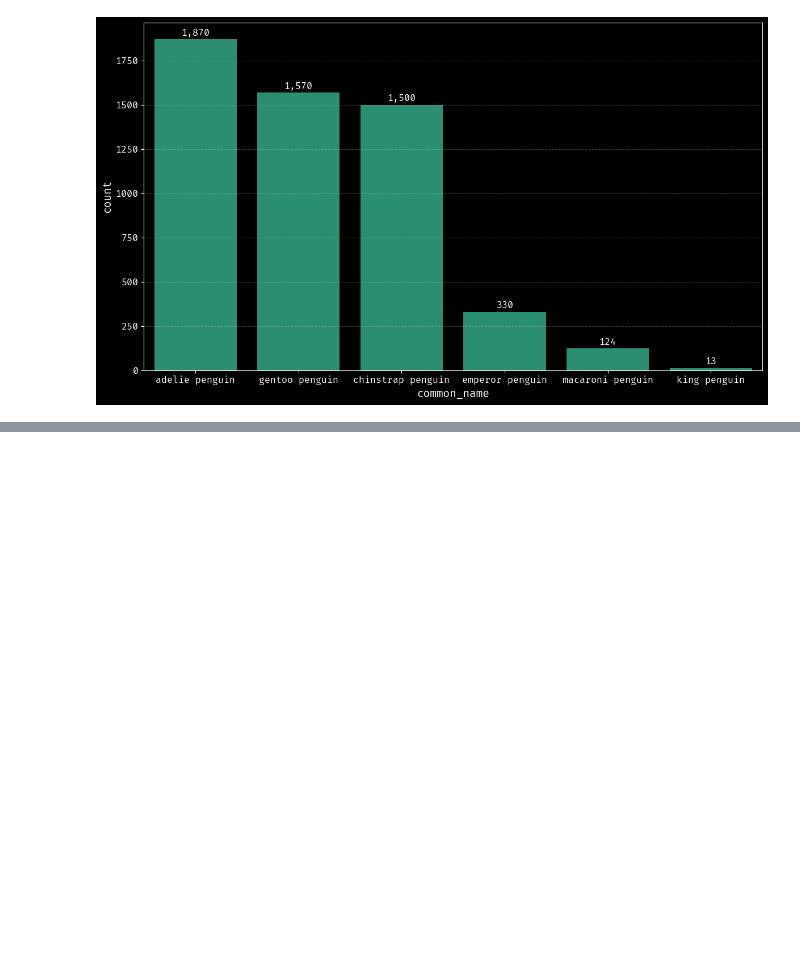
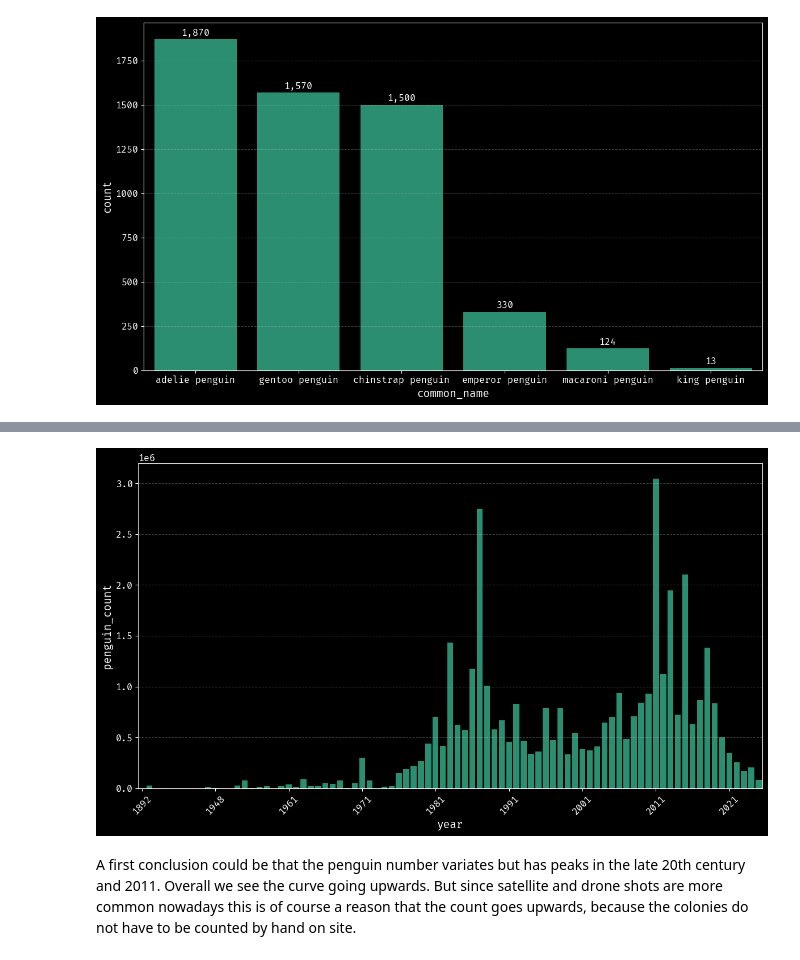
Before and after one commit to MGnified/EDA_antarctic_penguins, a Jupyter notebook: EDA.ipynb, the cells around one changed output, grey strips where cells are left out. Drawn from its saved outputs; the diff is of its cells as text; code cells hidden in the pictures; blank space fills up the shorter version.

```diff
--- a/EDA.ipynb
+++ b/EDA.ipynb
@@ -154,0 +204,21 @@ plt.show()
+# %%
+# overall distribution of penguin counts
+penguin_count_dist = (
+    colonies.loc[:, ["year", "penguin_count"]].sort_values("year").set_index("year")
+)
+
+penguin_count_dist_grouped = penguin_count_dist.groupby("year").sum()
+
+# plotting total distribution
+fig, ax = plt.subplots()
+
+ax = sns.barplot(data=penguin_count_dist_grouped, x="year", y="penguin_count")
+ax.xaxis.set_major_locator(ticker.MultipleLocator(10))
+
+plt.xticks(rotation=45)
+plt.tight_layout()
+plt.show(ax)
+# %% [output]
+[figure, added]
+# %% [markdown]
+A first conclusion could be that the penguin number variates but has peaks in the late 20th century and 2011. Overall we see the curve going upwards. But since satellite and drone shots are more common nowadays this is of course a reason that the count goes upwards, because the colonies do not have to be counted by hand on site.
```
Also changed, not shown: parts of 5 cells of this notebook, 2 other files.
